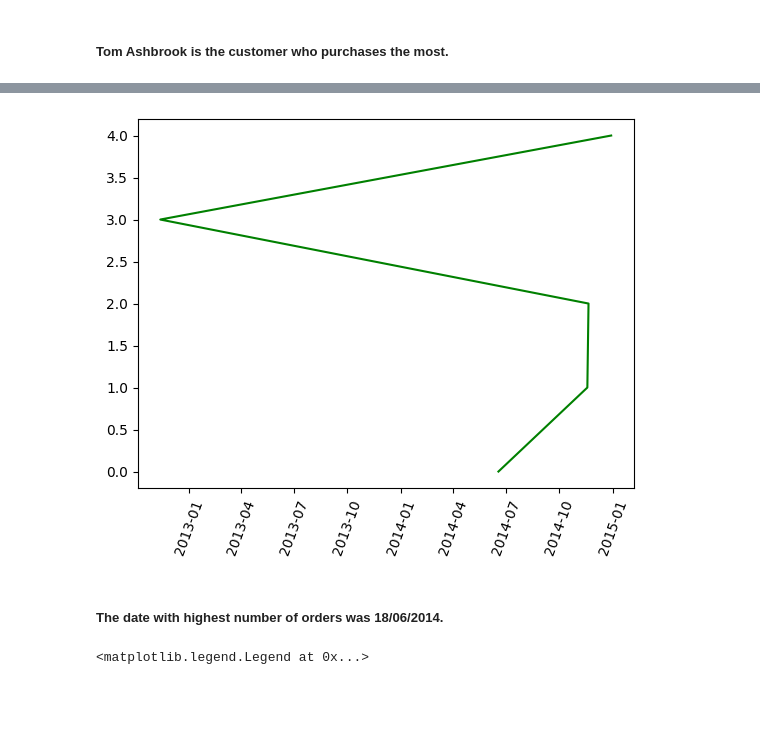
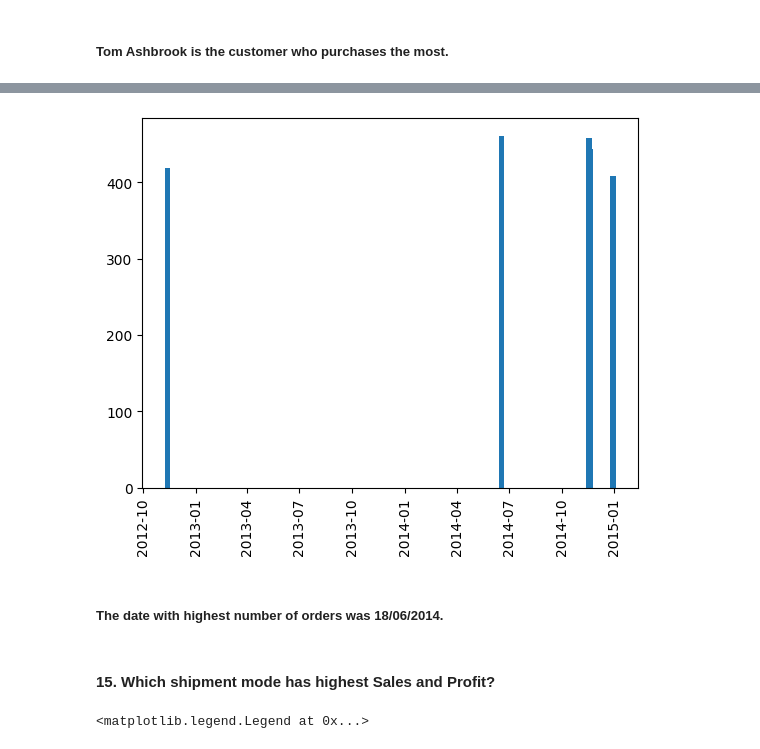
Before and after one commit to TencySusanJoseph/Eda_Project, a Jupyter notebook: EDA Project.ipynb, the cells around one changed output, grey strips where cells are left out. Cells and saved outputs as stored; diff of their text form; code cells hidden in the pictures; blank space fills up the shorter version.

```diff
--- a/EDA Project.ipynb
+++ b/EDA Project.ipynb
@@ -366,17 +388,18 @@ Order.date
 # %%
 import matplotlib.pyplot as plt
-from datetime import datetime
-dates=[datetime(2014,6,18),
-       datetime(2014,11,18),
-       datetime(2014,11,20),
-       datetime(2012,11,13),
-       datetime(2014,12,29)]
-x=[0,1,2,3,4]
-plt.plot_date(dates,x,'g')
-plt.xticks(rotation=70)
+import datetime
+x = [datetime.datetime(2014,6,18), datetime.datetime(2014,11,18),
+     datetime.datetime(2014,11,20), datetime.datetime(2012,11,13),datetime.datetime(2014,12,29)]
+y = [461,458,443,419,408]
+ax = plt.subplot(111)
+ax.bar(x, y, width=10)
+ax.xaxis_date()
+plt.xticks(rotation=90)
 plt.show()
 # %% [output]
-[figure, old version]
+[figure, new version]
 # %% [markdown]
 ##### The date with highest number of orders was 18/06/2014.
+# %% [markdown]
+#### 15. Which shipment mode has highest Sales and Profit?
 # %%
```
Also changed, not shown: parts of 51 cells of this notebook.
